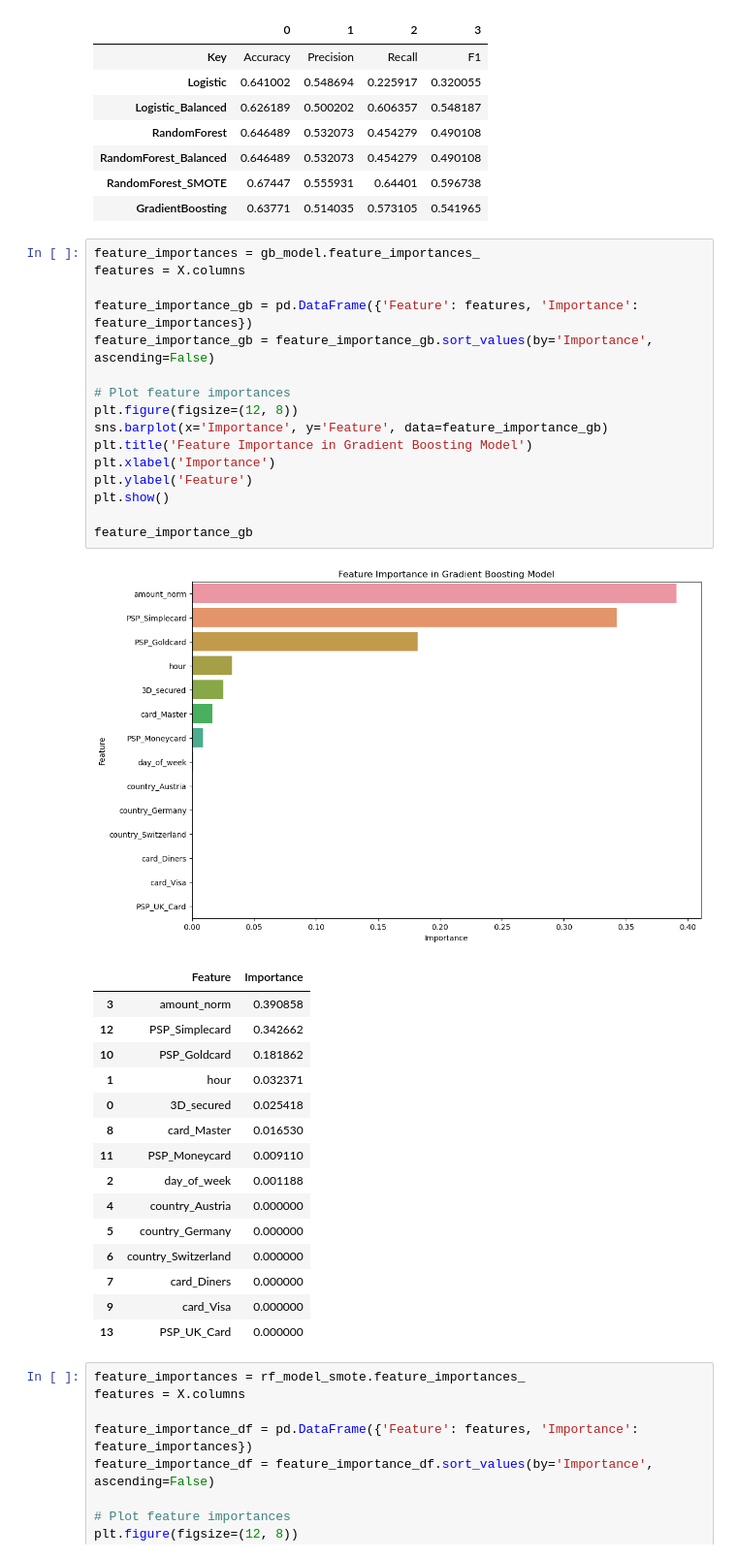
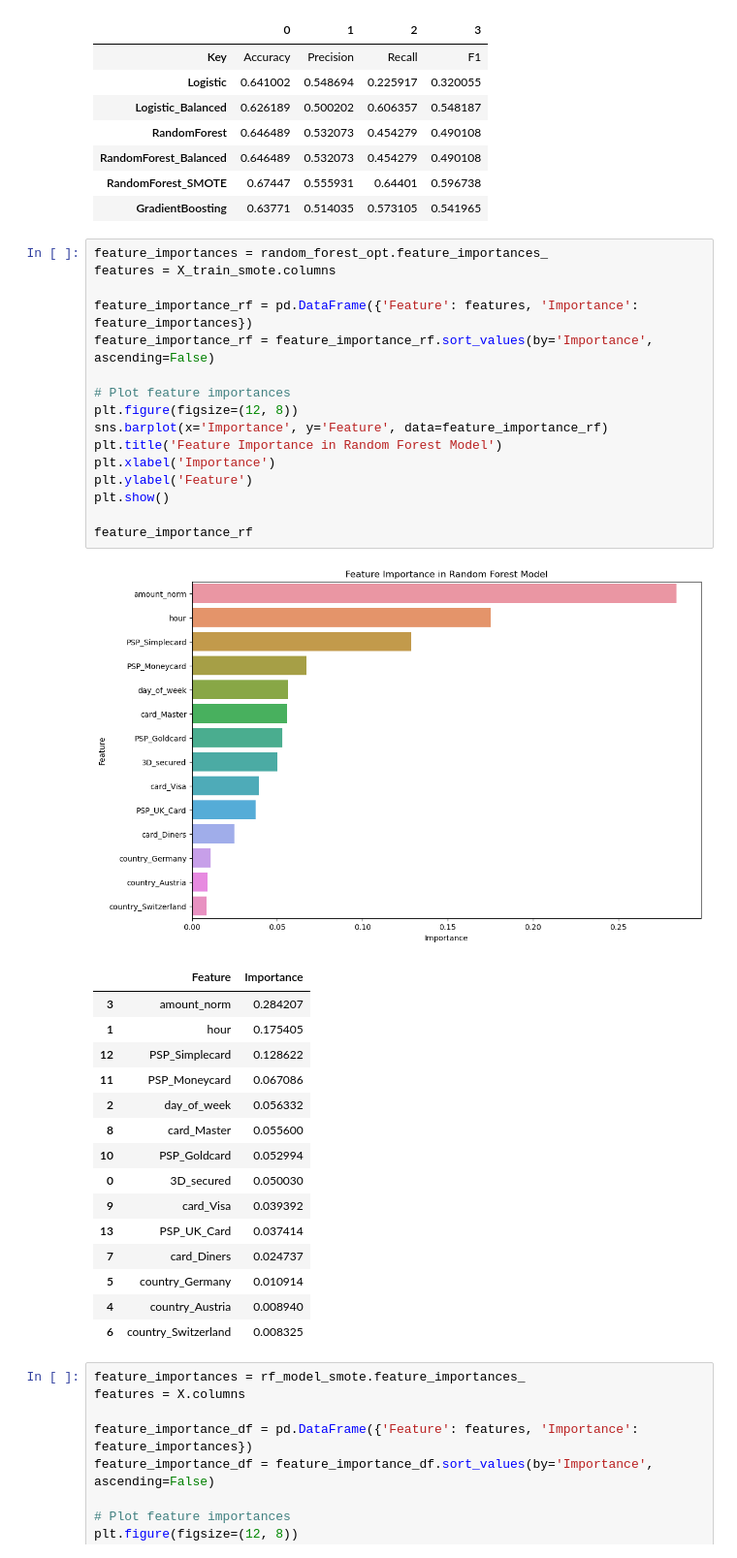
Before and after one commit to phthiessen/IU_CaseStudy, a Jupyter notebook: BaseLineModel.ipynb, the cells around one changed output. Shown: that part at 97% size. Saved outputs shown, nothing was run; the diff lists cells and outputs as text.

Commit message:
delete deep learning models, not useful, refactor random forest code

```diff
--- a/BaseLineModel.ipynb
+++ b/BaseLineModel.ipynb
@@ -363,38 +363,38 @@ results.T
 | RandomForest_SMOTE | 0.67447 | 0.555931 | 0.64401 | 0.596738 |
 | GradientBoosting | 0.63771 | 0.514035 | 0.573105 | 0.541965 |
 # %%
-feature_importances = gb_model.feature_importances_
-features = X.columns
+feature_importances = random_forest_opt.feature_importances_
+features = X_train_smote.columns
 
-feature_importance_gb = pd.DataFrame({'Feature': features, 'Importance': feature_importances})
-feature_importance_gb = feature_importance_gb.sort_values(by='Importance', ascending=False)
+feature_importance_rf = pd.DataFrame({'Feature': features, 'Importance': feature_importances})
+feature_importance_rf = feature_importance_rf.sort_values(by='Importance', ascending=False)
 
 # Plot feature importances
 plt.figure(figsize=(12, 8))
-sns.barplot(x='Importance', y='Feature', data=feature_importance_gb)
-plt.title('Feature Importance in Gradient Boosting Model')
+sns.barplot(x='Importance', y='Feature', data=feature_importance_rf)
+plt.title('Feature Importance in Random Forest Model')
 plt.xlabel('Importance')
 plt.ylabel('Feature')
 plt.show()
 
-feature_importance_gb
+feature_importance_rf
 # %% [output]
-[figure, old version]
+[figure, new version]
 |  | Feature | Importance |
-| 3 | amount_norm | 0.390858 |
-| 12 | PSP_Simplecard | 0.342662 |
-| 10 | PSP_Goldcard | 0.181862 |
-| 1 | hour | 0.032371 |
-| 0 | 3D_secured | 0.025418 |
-| 8 | card_Master | 0.016530 |
-| 11 | PSP_Moneycard | 0.009110 |
-| 2 | day_of_week | 0.001188 |
-| 4 | country_Austria | 0.000000 |
-| 5 | country_Germany | 0.000000 |
-| 6 | country_Switzerland | 0.000000 |
-| 7 | card_Diners | 0.000000 |
-| 9 | card_Visa | 0.000000 |
-| 13 | PSP_UK_Card | 0.000000 |
+| 3 | amount_norm | 0.284207 |
+| 1 | hour | 0.175405 |
+| 12 | PSP_Simplecard | 0.128622 |
+| 11 | PSP_Moneycard | 0.067086 |
+| 2 | day_of_week | 0.056332 |
+| 8 | card_Master | 0.055600 |
+| 10 | PSP_Goldcard | 0.052994 |
+| 0 | 3D_secured | 0.050030 |
+| 9 | card_Visa | 0.039392 |
+| 13 | PSP_UK_Card | 0.037414 |
+| 7 | card_Diners | 0.024737 |
+| 5 | country_Germany | 0.010914 |
+| 4 | country_Austria | 0.008940 |
+| 6 | country_Switzerland | 0.008325 |
 # %%
 feature_importances = rf_model_smote.feature_importances_
 features = X.columns
```
Also changed, not shown: parts of 4 cells of this notebook, 3 other files.
